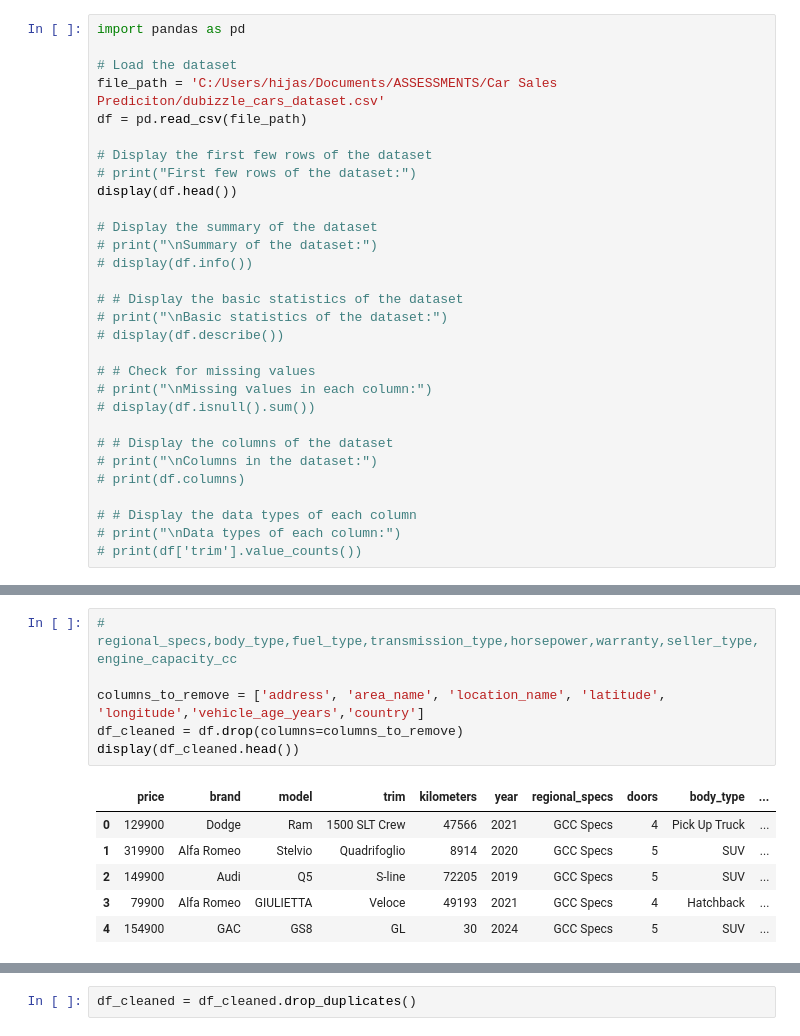
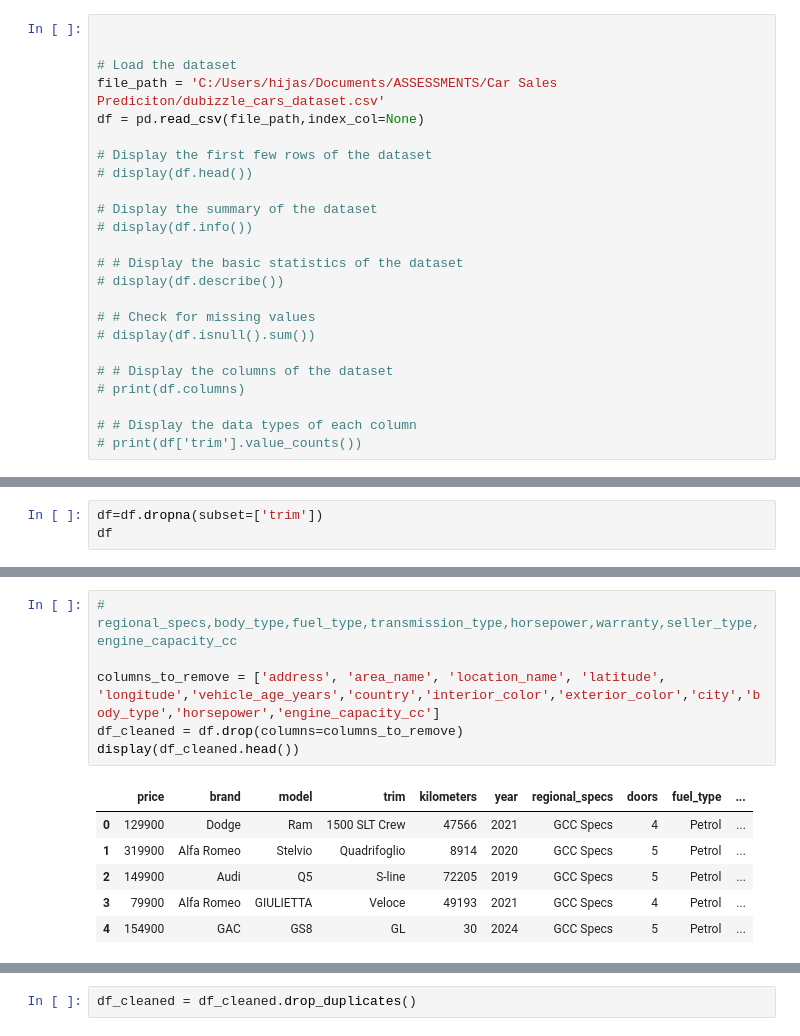
Before and after one commit to Hijas17/Car-Sales-Prediciton, a Jupyter notebook: prediction.ipynb, the cells around one changed output, grey strips where cells are left out. Saved outputs shown, nothing was run; the diff lists cells and outputs as text.

```diff
--- a/prediction.ipynb
+++ b/prediction.ipynb
@@ -1,30 +13,24 @@
 # %%
-import pandas as pd
+
 
 # Load the dataset
 file_path = 'C:/Users/hijas/Documents/ASSESSMENTS/Car Sales Prediciton/dubizzle_cars_dataset.csv'
-df = pd.read_csv(file_path)
+df = pd.read_csv(file_path,index_col=None)
 
 # Display the first few rows of the dataset
-# print("First few rows of the dataset:")
-display(df.head())
+# display(df.head())
 
 # Display the summary of the dataset
-# print("\nSummary of the dataset:")
 # display(df.info())
 
 # # Display the basic statistics of the dataset
-# print("\nBasic statistics of the dataset:")
 # display(df.describe())
 
 # # Check for missing values
-# print("\nMissing values in each column:")
 # display(df.isnull().sum())
 
 # # Display the columns of the dataset
-# print("\nColumns in the dataset:")
 # print(df.columns)
 
 # # Display the data types of each column
-# print("\nData types of each column:")
 # print(df['trim'].value_counts())
@@ -38,0 +37,3 @@ display(df.head())
+# %%
+df=df.dropna(subset=['trim'])
+df
@@ -39,13 +54,13 @@ display(df.head())
 # %%
 # regional_specs,body_type,fuel_type,transmission_type,horsepower,warranty,seller_type,engine_capacity_cc
 
-columns_to_remove = ['address', 'area_name', 'location_name', 'latitude', 'longitude','vehicle_age_years','country']
+columns_to_remove = ['address', 'area_name', 'location_name', 'latitude', 'longitude','vehicle_age_years','country','interior_color','exterior_color','city','body_type','horsepower','engine_capacity_cc']
 df_cleaned = df.drop(columns=columns_to_remove)
 display(df_cleaned.head())
 # %% [output]
-|  | price | brand | model | trim | kilometers | year | regional_specs | doors | body_type | ... |
-| 0 | 129900 | Dodge | Ram | 1500 SLT Crew | 47566 | 2021 | GCC Specs | 4 | Pick Up Truck | ... |
-| 1 | 319900 | Alfa Romeo | Stelvio | Quadrifoglio | 8914 | 2020 | GCC Specs | 5 | SUV | ... |
-| 2 | 149900 | Audi | Q5 | S-line | 72205 | 2019 | GCC Specs | 5 | SUV | ... |
-| 3 | 79900 | Alfa Romeo | GIULIETTA | Veloce | 49193 | 2021 | GCC Specs | 4 | Hatchback | ... |
-| 4 | 154900 | GAC | GS8 | GL | 30 | 2024 | GCC Specs | 5 | SUV | ... |
+|  | price | brand | model | trim | kilometers | year | regional_specs | doors | fuel_type | ... |
+| 0 | 129900 | Dodge | Ram | 1500 SLT Crew | 47566 | 2021 | GCC Specs | 4 | Petrol | ... |
+| 1 | 319900 | Alfa Romeo | Stelvio | Quadrifoglio | 8914 | 2020 | GCC Specs | 5 | Petrol | ... |
+| 2 | 149900 | Audi | Q5 | S-line | 72205 | 2019 | GCC Specs | 5 | Petrol | ... |
+| 3 | 79900 | Alfa Romeo | GIULIETTA | Veloce | 49193 | 2021 | GCC Specs | 4 | Petrol | ... |
+| 4 | 154900 | GAC | GS8 | GL | 30 | 2024 | GCC Specs | 5 | Petrol | ... |
```
Also changed, not shown: parts of 26 cells of this notebook, 4 other files.
